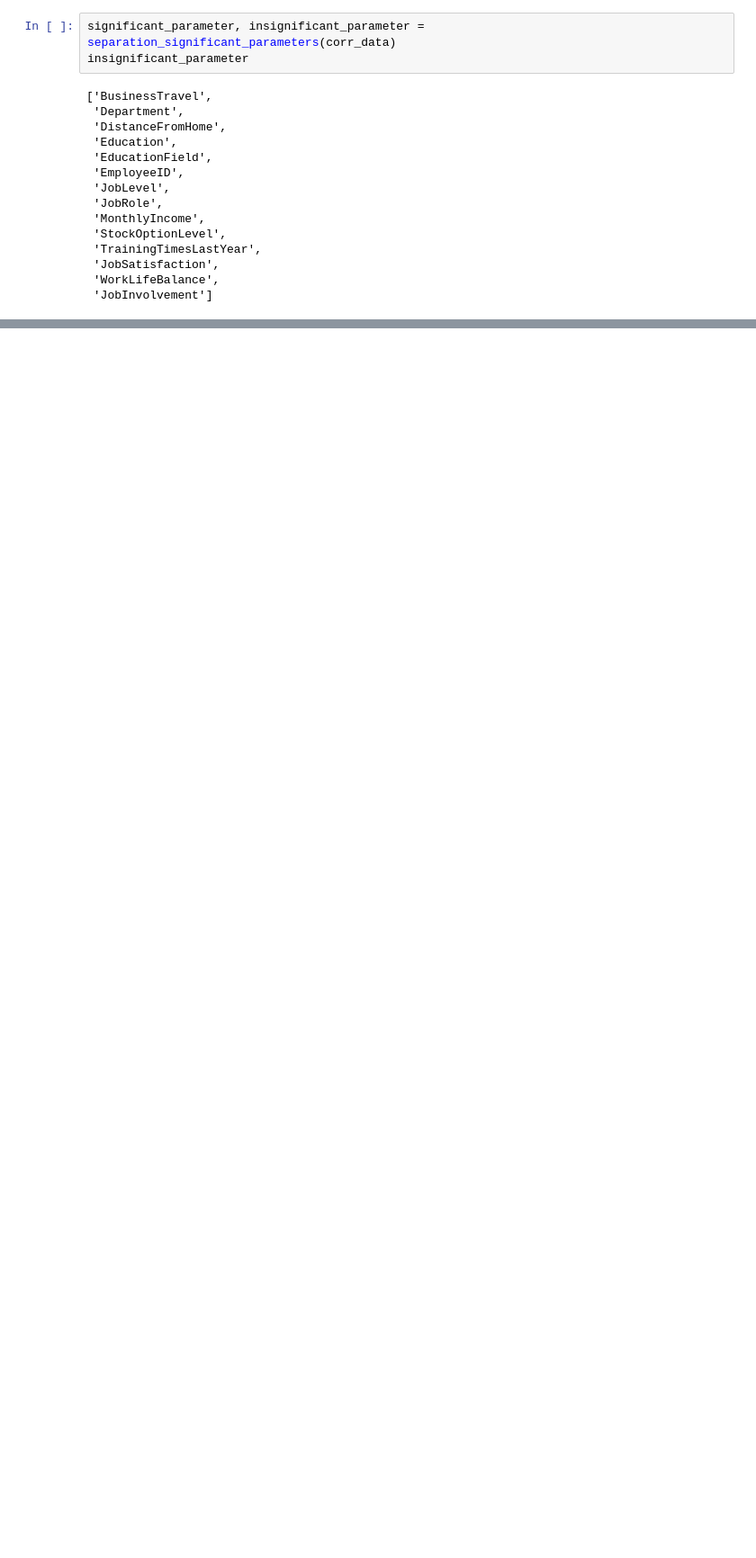
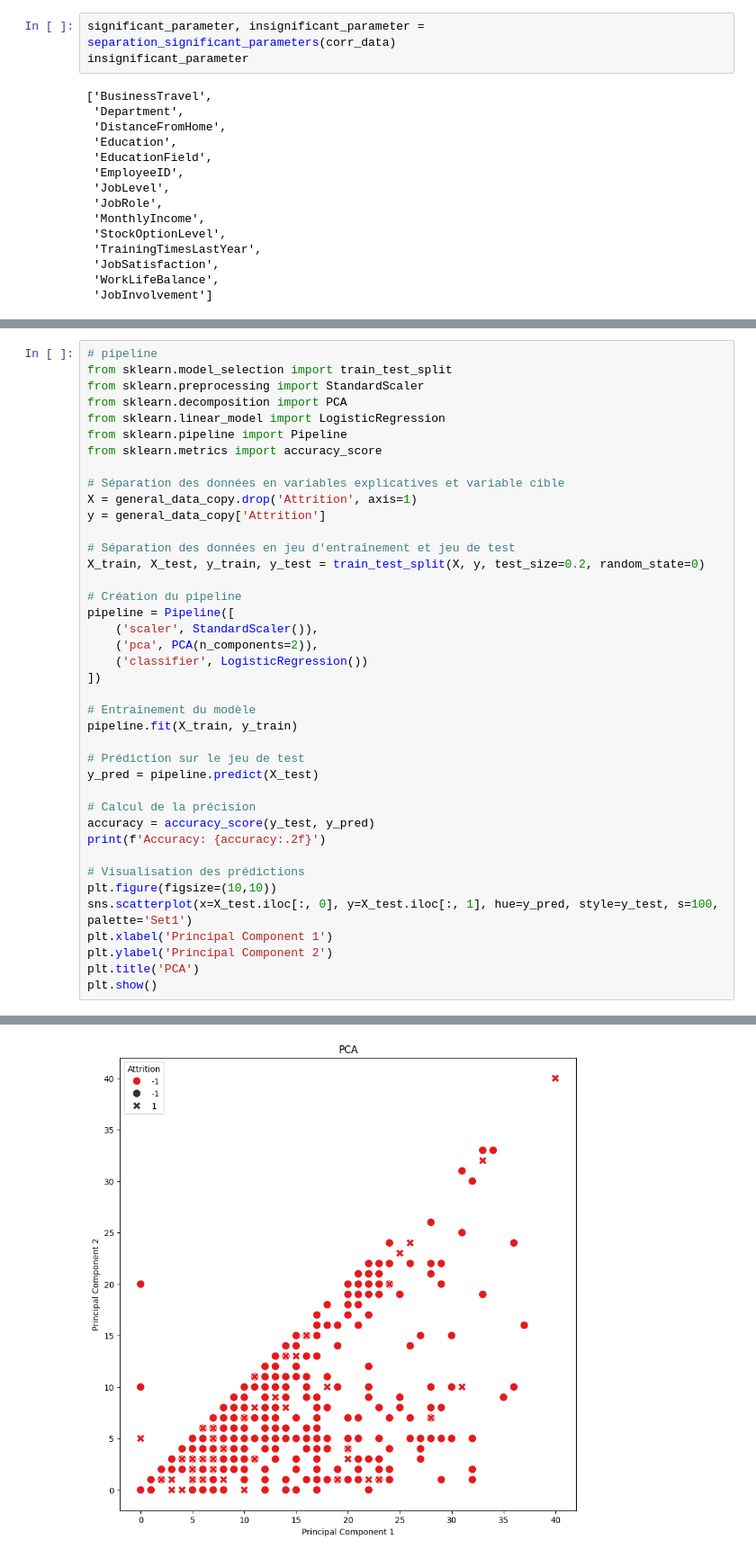
Before and after one commit to IA-G3/Projet-IA, a Jupyter notebook: correlation.ipynb, the cells around one changed output, grey strips where cells are left out. Shown at 90% size. Cells and saved outputs as stored; diff of their text form; blank space fills up the shorter version.

Commit message:
Correlation +modèle

```diff
--- a/correlation.ipynb
+++ b/correlation.ipynb
@@ -171,0 +189,41 @@ FileNotFoundError: [Errno 2] No such file or directory: './outputs/heatmap_corre
+# %%
+# pipeline
+from sklearn.model_selection import train_test_split
+from sklearn.preprocessing import StandardScaler
+from sklearn.decomposition import PCA
+from sklearn.linear_model import LogisticRegression
+from sklearn.pipeline import Pipeline
+from sklearn.metrics import accuracy_score
+
+# Séparation des données en variables explicatives et variable cible
+X = general_data_copy.drop('Attrition', axis=1)
+y = general_data_copy['Attrition']
+
+# Séparation des données en jeu d'entraînement et jeu de test
+X_train, X_test, y_train, y_test = train_test_split(X, y, test_size=0.2, random_state=0)
+
+# Création du pipeline
+pipeline = Pipeline([
+    ('scaler', StandardScaler()),
+    ('pca', PCA(n_components=2)),
+    ('classifier', LogisticRegression())
+])
+
+# Entraînement du modèle
+pipeline.fit(X_train, y_train)
+
+# Prédiction sur le jeu de test
+y_pred = pipeline.predict(X_test)
+
+# Calcul de la précision
+accuracy = accuracy_score(y_test, y_pred)
+print(f'Accuracy: {accuracy:.2f}')
+
+# Visualisation des prédictions
+plt.figure(figsize=(10,10))
+sns.scatterplot(x=X_test.iloc[:, 0], y=X_test.iloc[:, 1], hue=y_pred, style=y_test, s=100, palette='Set1')
+plt.xlabel('Principal Component 1')
+plt.ylabel('Principal Component 2')
+plt.title('PCA')
+plt.show()
+# %% [output]
@@ -171,0 +231 @@ FileNotFoundError: [Errno 2] No such file or directory: './outputs/heatmap_corre
+[figure, added]
```
Also changed, not shown: parts of 10 cells of this notebook.
